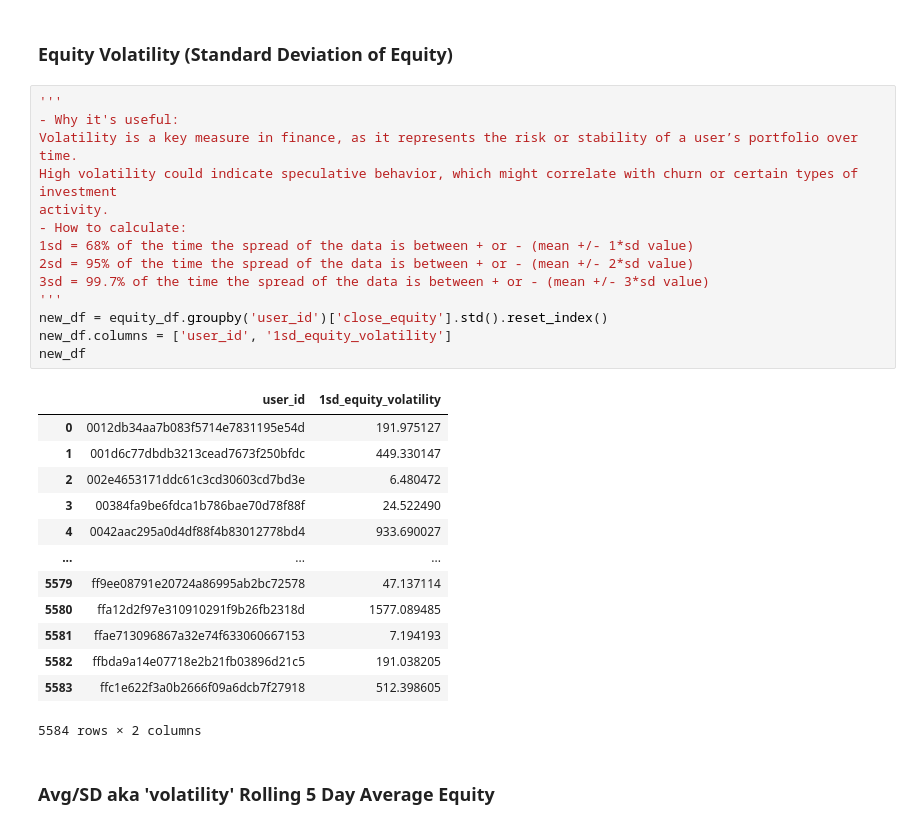
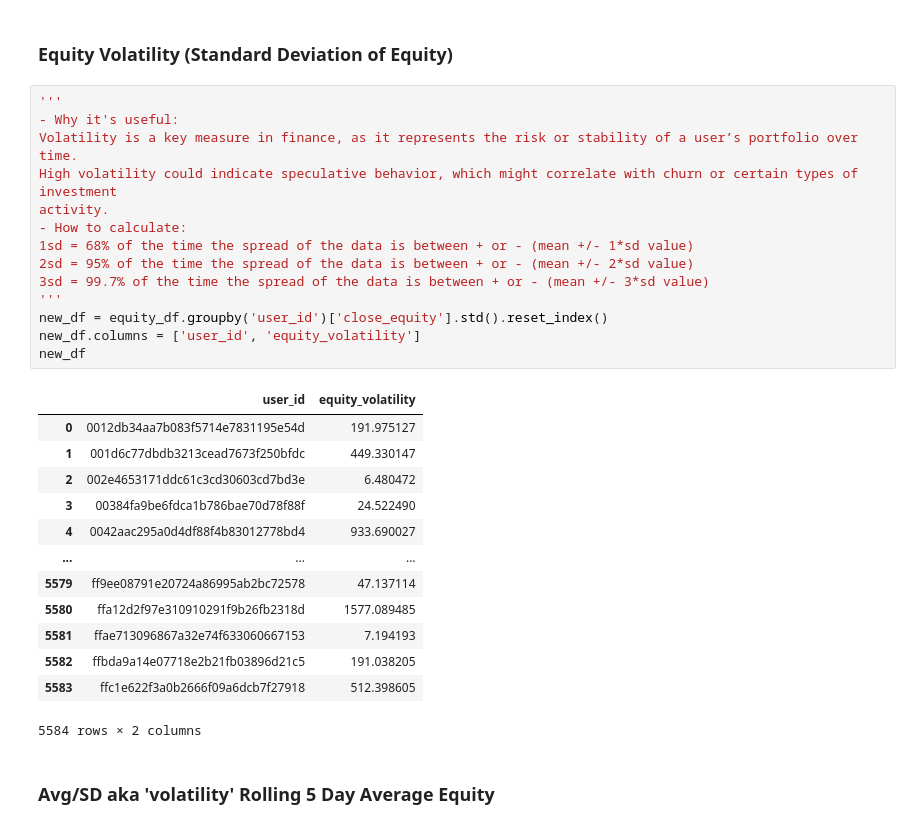
Before and after one commit to Michelangelo20/robinhood_classifer, a Jupyter notebook: src/notebook/rh_classifier_EDA_pt1.ipynb, the cells around one changed output. Drawn from its saved outputs; the diff is of its cells as text.

```diff
--- a/src/notebook/rh_classifier_EDA_pt1.ipynb
+++ b/src/notebook/rh_classifier_EDA_pt1.ipynb
@@ -94,19 +94,19 @@ equity_df.head(10)
 # %%
 '''
 - Why it's useful:
 Volatility is a key measure in finance, as it represents the risk or stability of a user’s portfolio over time.
 High volatility could indicate speculative behavior, which might correlate with churn or certain types of investment
 activity.
 - How to calculate:
 1sd = 68% of the time the spread of the data is between + or - (mean +/- 1*sd value)
 2sd = 95% of the time the spread of the data is between + or - (mean +/- 2*sd value)
 3sd = 99.7% of the time the spread of the data is between + or - (mean +/- 3*sd value)
 '''
 new_df = equity_df.groupby('user_id')['close_equity'].std().reset_index()
-new_df.columns = ['user_id', '1sd_equity_volatility']
+new_df.columns = ['user_id', 'equity_volatility']
 new_df
 # %% [output]
-|  | user_id | 1sd_equity_volatility |
+|  | user_id | equity_volatility |
 | 0 | 0012db34aa7b083f5714e7831195e54d | 191.975127 |
 | 1 | 001d6c77dbdb3213cead7673f250bfdc | 449.330147 |
 | 2 | 002e4653171ddc61c3cd30603cd7bd3e | 6.480472 |
```
Also changed, not shown: parts of 7 cells of this notebook.
